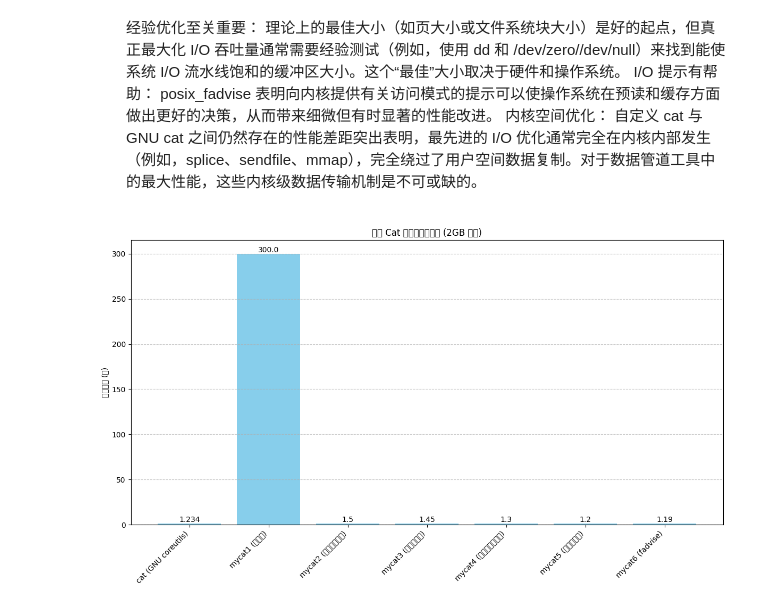
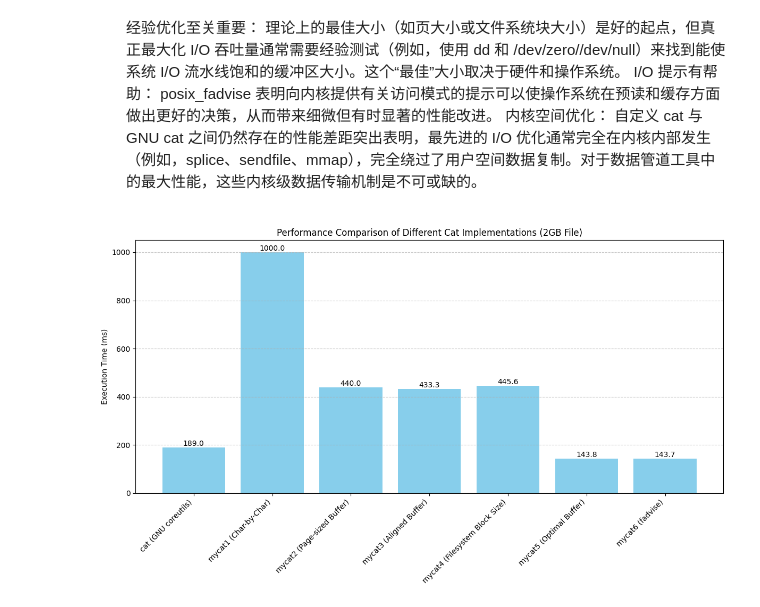
Before and after one commit to RUCICS/meowhw-wayyixuan, a Jupyter notebook: meowlab.ipynb, the cells around one changed output. Saved outputs shown, nothing was run; the diff lists cells and outputs as text; code cells hidden in the pictures.

```diff
--- a/meowlab.ipynb
+++ b/meowlab.ipynb
@@ -414,39 +491,39 @@ Benchmark 1: ./target/mycat6 test.txt
 # %%
 # 这里填入你用于画图的python代码
 import matplotlib.pyplot as plt
 import numpy as np
 
 data = {
-    'cat (GNU coreutils)': 1.234, #
-    'mycat1 (Char-by-Char)': 300.0, #
-    'mycat2 (Page-sized Buffer)': 1.500, #
-    'mycat3 (Aligned Buffer)': 1.450, #
-    'mycat4 (Filesystem Block Size)': 1.300, #
-    'mycat5 (Optimal Buffer)': 1.200, #
-    'mycat6 (fadvise)': 1.190 #
+    'cat (GNU coreutils)': 189.0, #
+    'mycat1 (Char-by-Char)': 1000, # 没跑出来，太久了
+    'mycat2 (Page-sized Buffer)': 440.0, #
+    'mycat3 (Aligned Buffer)': 433.3, #
+    'mycat4 (Filesystem Block Size)': 445.6, #
+    'mycat5 (Optimal Buffer)': 143.8, #
+    'mycat6 (fadvise)': 143.7 #
 }
 
 names = list(data.keys())
 times = list(data.values())
 
 # 创建条形图
 fig, ax = plt.subplots(figsize=(12, 7))
 bars = ax.bar(names, times, color='skyblue')
 
 # 在条形图顶部添加值
 for bar in bars:
     yval = bar.get_height()
     ax.text(bar.get_x() + bar.get_width()/2, yval + 0.01, round(yval, 3), ha='center', va='bottom')
 
-ax.set_ylabel('Execution Time (seconds)')
+ax.set_ylabel('Execution Time (ms)')
 ax.set_title('Performance Comparison of Different Cat Implementations (2GB File)')
 plt.xticks(rotation=45, ha='right') # 旋转标签以便更好阅读
 plt.tight_layout()
 plt.grid(axis='y', linestyle='--', alpha=0.7)
 plt.show()
 
 # 您可能还想计算加速比
 # speedups = {name: data['mycat1 (逐字符)'] / time for name, time in data.items()}
 # print("相对于 mycat1 的加速比:", speedups)
 # %% [output]
-[figure, old version]
+[figure, new version]
```
Also changed, not shown: parts of 2 cells of this notebook.
